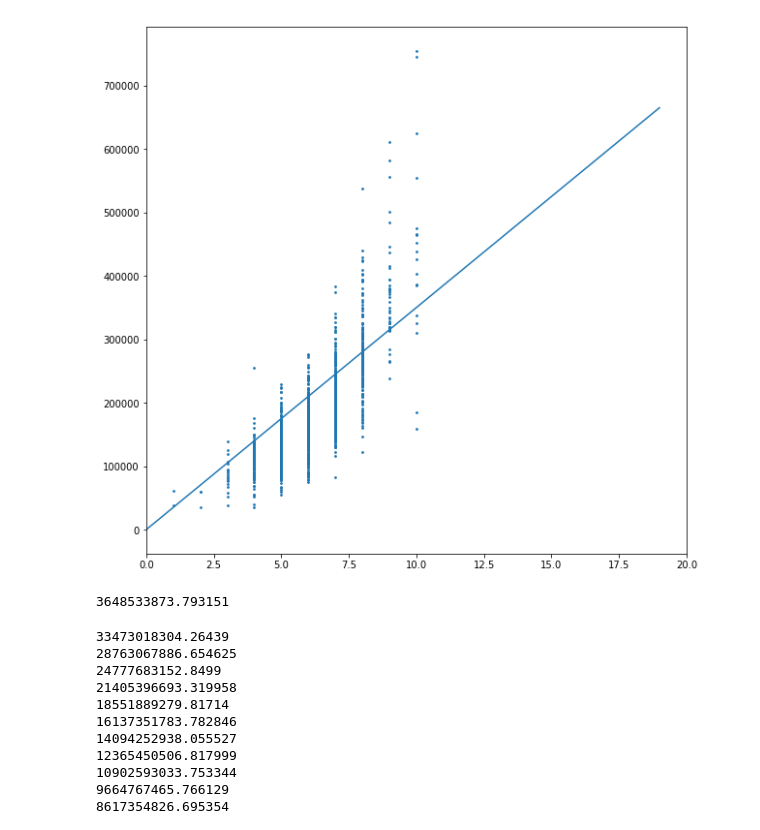
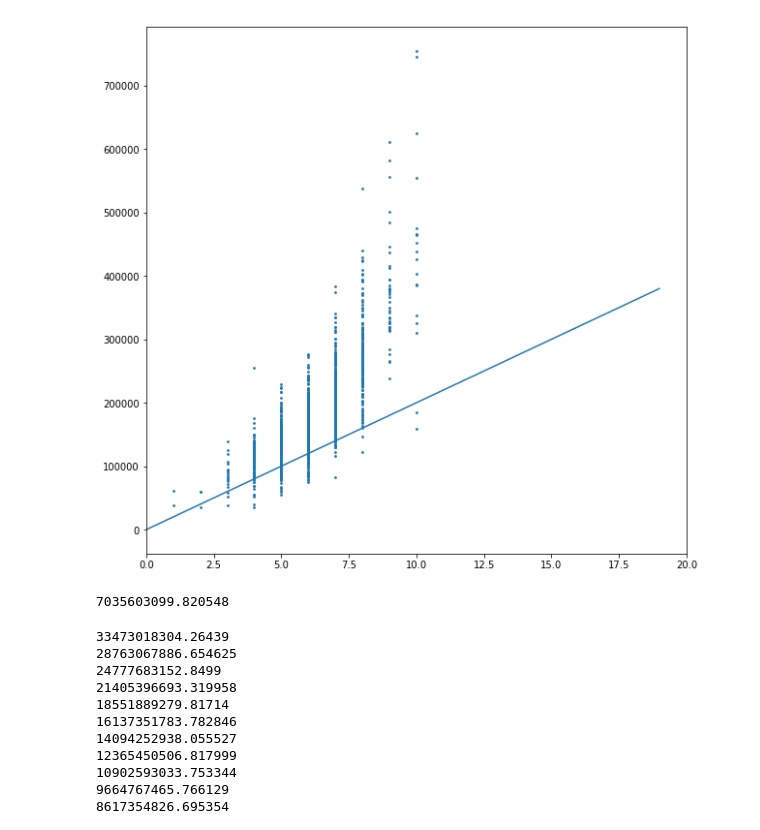
Before and after one commit to MangoFiasco/CISAssignment1, a Jupyter notebook: Assisgnment_Kris.ipynb, the cells around one changed output. Drawn from its saved outputs; the diff is of its cells as text; code cells hidden in the pictures.

```diff
--- a/Assisgnment_Kris.ipynb
+++ b/Assisgnment_Kris.ipynb
@@ -20,21 +20,21 @@ price = housingInfo['SalePrice']
 # %%
 #OverallQual Vs Price Model
 
 overallQVPrice = pd.DataFrame({"OverallQual":overallQ,"SalePrice":price})
 X = overallQ
 Y = price
 n = overallQVPrice.shape[0]
 plt.figure(figsize=(10,10))
 plt.scatter(X,Y,3)
 plt.xlim(0,20)
-w = 35000.
+w = 20000.
 b = 300.
 x = np.array(range(0,20,1))
 y = (w*x + b)
 plt.plot(x,y)
 plt.show()
 # %% [output]
-[figure, old version]
+[figure, new version]
 # %%
 #LOSS
 def getLoss(X,y,w,b):
@@ -49,7 +49,7 @@ def getLoss(X,y,w,b):
 
 print(getLoss(X,Y,w,b))
 # %% [output]
-3648533873.793151
+7035603099.820548
 # %%
 # GRADIENT DECENT!
 desc = 0
```
Also changed, not shown: parts of 4 cells of this notebook.
